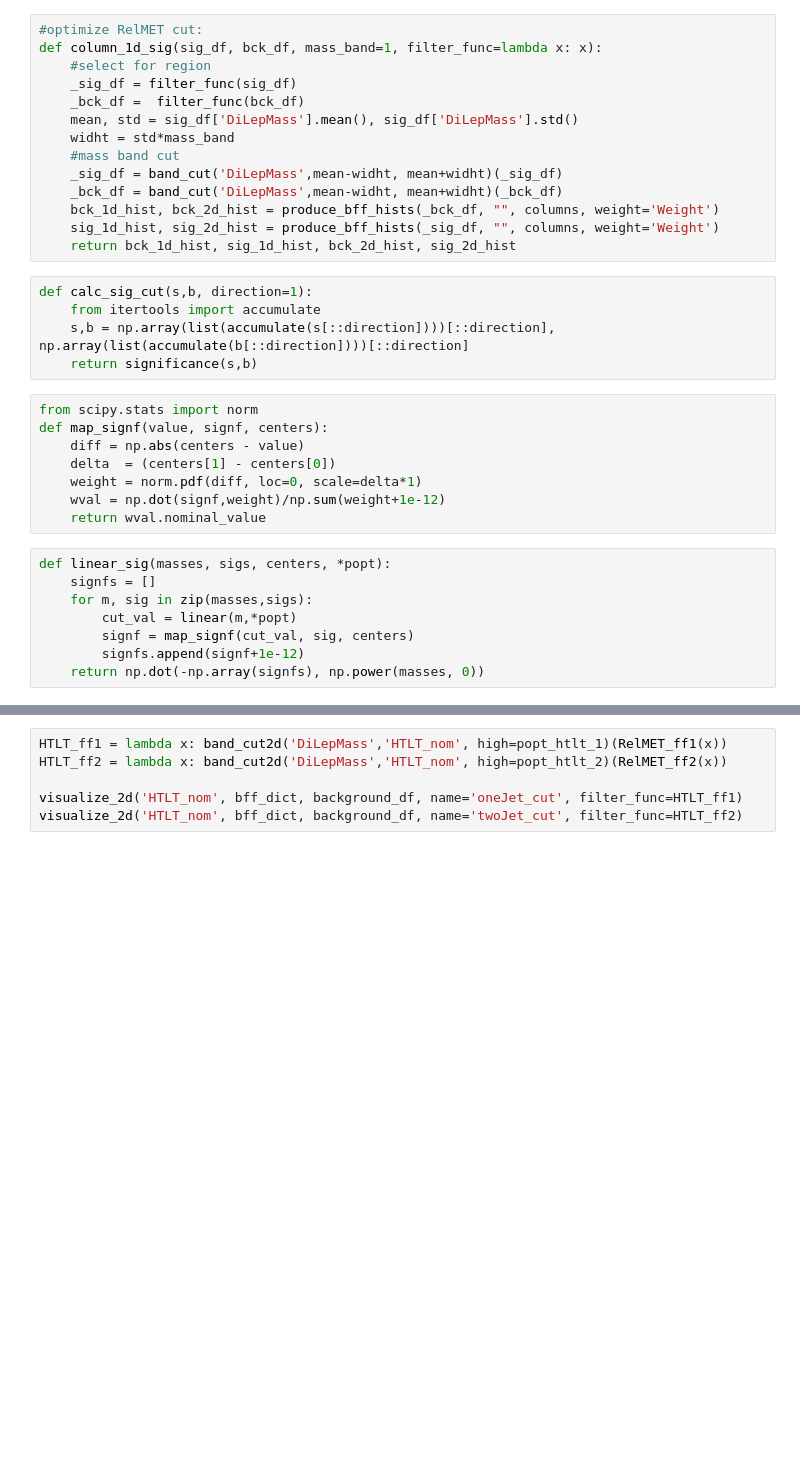
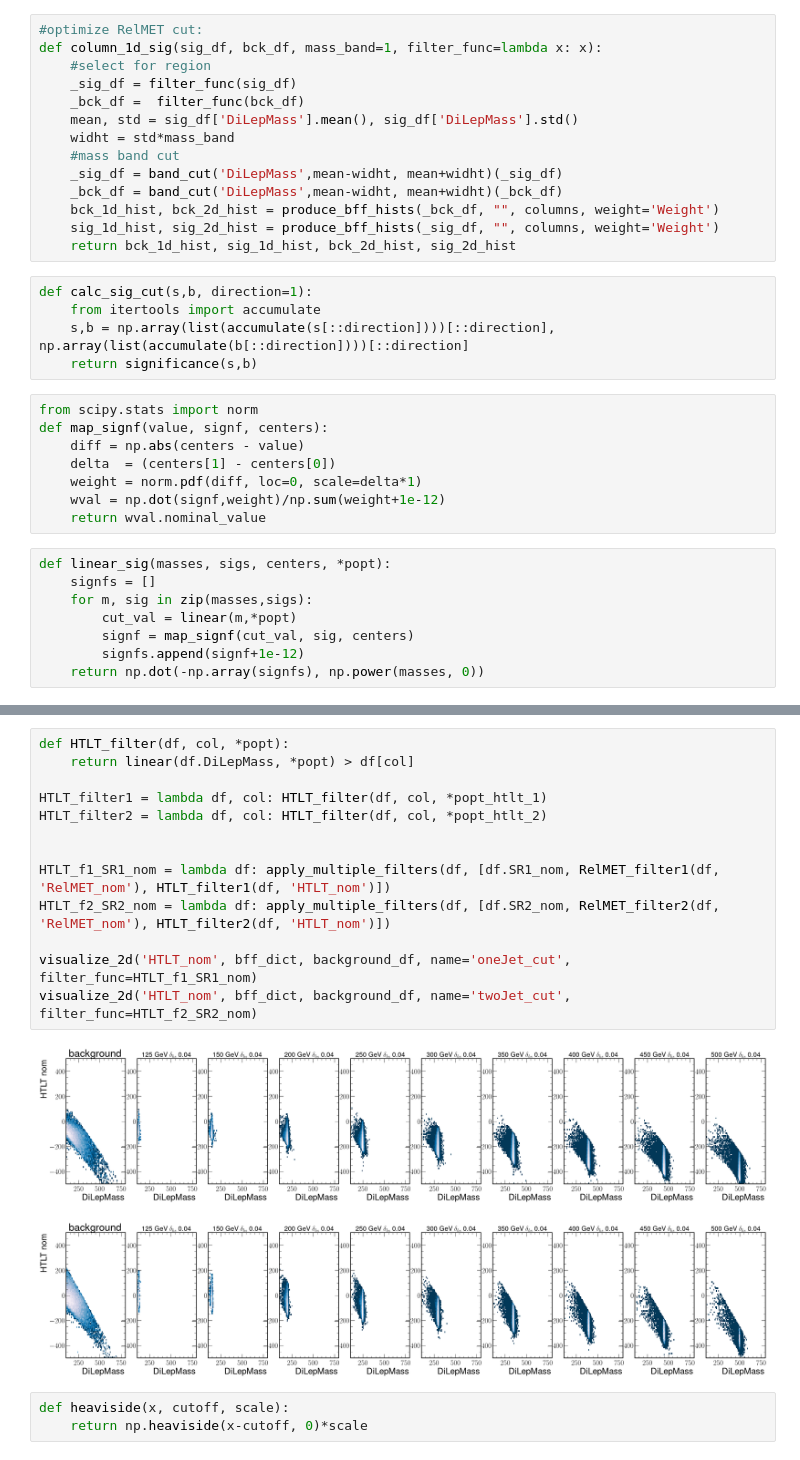
Before and after one commit to rymuelle/bff_plotting_code_v3, a Jupyter notebook: optimize_2d_cuts.ipynb, the cells around one changed output, grey strips where cells are left out. Cells and saved outputs as stored; diff of their text form; blank space fills up the shorter version.

```diff
--- a/optimize_2d_cuts.ipynb
+++ b/optimize_2d_cuts.ipynb
@@ -224,7 +331,20 @@ visualize_2d('HTLT_nom', bff_dict, background_df, name='twoJet_nocut', filter_fu
 # %%
-HTLT_ff1 = lambda x: band_cut2d('DiLepMass','HTLT_nom', high=popt_htlt_1)(RelMET_ff1(x))
-HTLT_ff2 = lambda x: band_cut2d('DiLepMass','HTLT_nom', high=popt_htlt_2)(RelMET_ff2(x))
+def HTLT_filter(df, col, *popt):
+    return linear(df.DiLepMass, *popt) > df[col]
 
-visualize_2d('HTLT_nom', bff_dict, background_df, name='oneJet_cut', filter_func=HTLT_ff1)
-visualize_2d('HTLT_nom', bff_dict, background_df, name='twoJet_cut', filter_func=HTLT_ff2)
+HTLT_filter1 = lambda df, col: HTLT_filter(df, col, *popt_htlt_1)
+HTLT_filter2 = lambda df, col: HTLT_filter(df, col, *popt_htlt_2)
+
+
+HTLT_f1_SR1_nom = lambda df: apply_multiple_filters(df, [df.SR1_nom, RelMET_filter1(df, 'RelMET_nom'), HTLT_filter1(df, 'HTLT_nom')])
+HTLT_f2_SR2_nom = lambda df: apply_multiple_filters(df, [df.SR2_nom, RelMET_filter2(df, 'RelMET_nom'), HTLT_filter2(df, 'HTLT_nom')])
+
+visualize_2d('HTLT_nom', bff_dict, background_df, name='oneJet_cut', filter_func=HTLT_f1_SR1_nom)
+visualize_2d('HTLT_nom', bff_dict, background_df, name='twoJet_cut', filter_func=HTLT_f2_SR2_nom)
+# %% [output]
+[figure, added]
+[figure, added]
+# %%
+def heaviside(x, cutoff, scale):
+    return np.heaviside(x-cutoff, 0)*scale
 # %%
```
Also changed, not shown: parts of 31 cells of this notebook, 1 other file.
